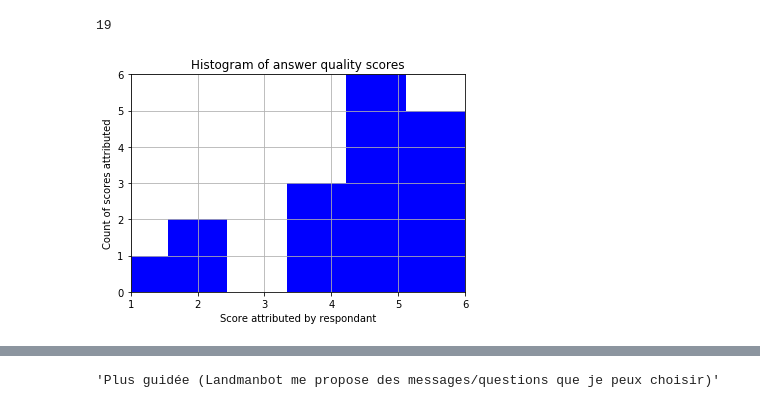
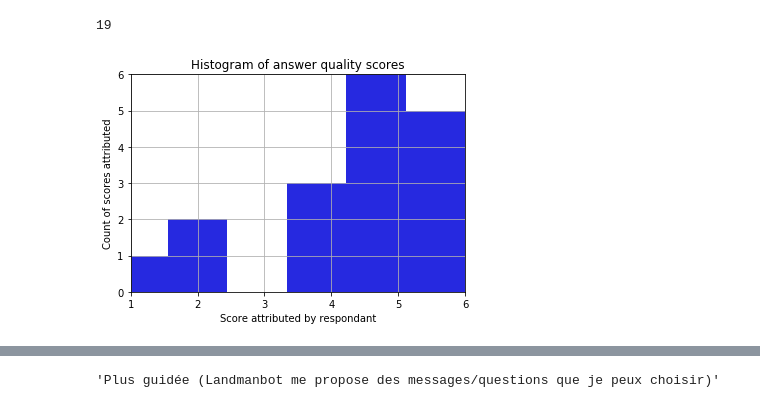
Before and after one commit to Zabamund/chatbotGE, a Jupyter notebook: pythonNotebooks/surveyResults.ipynb, the cells around one changed output, grey strips where cells are left out. Drawn from its saved outputs; the diff is of its cells as text; code cells hidden in the pictures.

```diff
--- a/pythonNotebooks/surveyResults.ipynb
+++ b/pythonNotebooks/surveyResults.ipynb
@@ -174,16 +174,16 @@ countAnsQual_1+countAnsQual_2+countAnsQual_3+countAnsQual_4+countAnsQual_5+count
 # %%
 # histogram of results
 # results to nd.array
 x = np.asarray([[1],[ 1, 1],[], [1, 1, 1], [1, 1, 1, 1, 1, 1, 1, 1], [1, 1, 1, 1, 1]])
 ind = (1.025,1.05,1.075,1.1,1.125,1.150)
-n, bins, patches = plt.hist(x, 6, facecolor='b')
+n, bins, patches = plt.hist(x, 6, facecolor='#2629e0')
 plt.xlabel('Score attributed by respondant')
 plt.xticks(ind, ('1','2','3','4','5','6'))
 plt.ylabel('Count of scores attributed')
 plt.title('Histogram of answer quality scores')
 plt.axis([1.025, 1.15, 0, 6])
 plt.grid(True)
 plt.show()
 # %% [output]
-[figure, old version]
+[figure, new version]
 # %%
```
Also changed, not shown: parts of 2 cells of this notebook.
